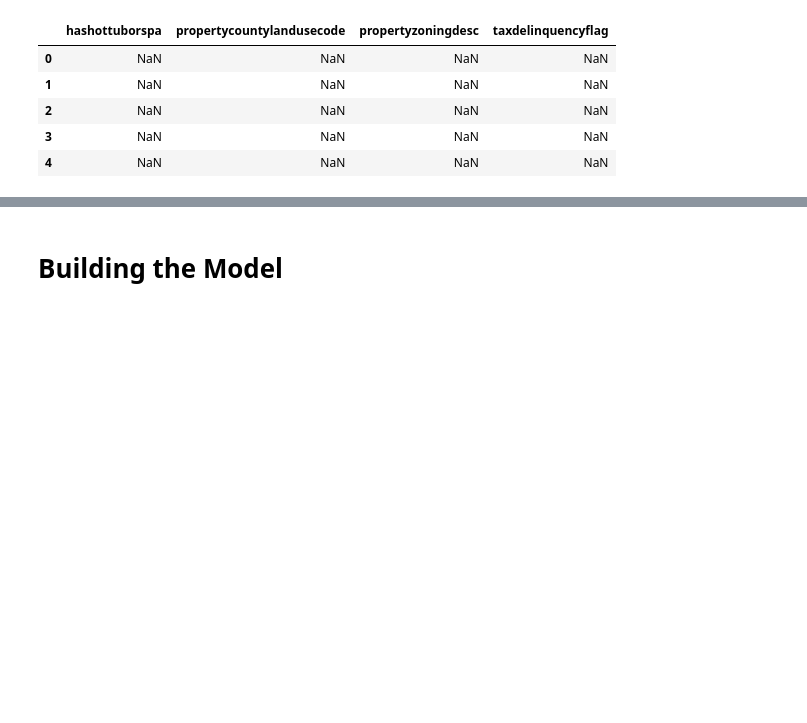
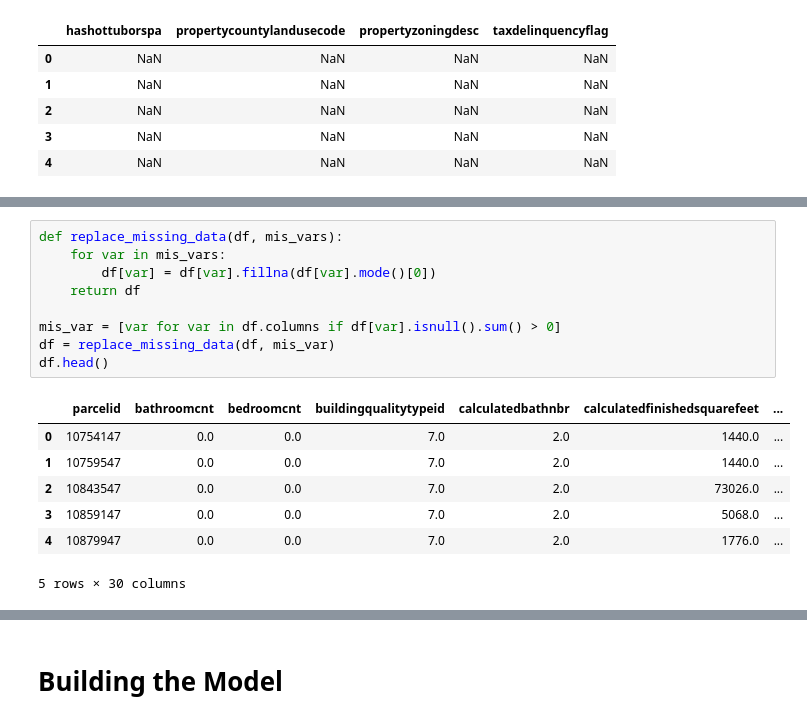
Before and after one commit to efazHossain/DATA-4380, a Jupyter notebook: Projects/TabularData/Zillow_Price.ipynb, the cells around one changed output, grey strips where cells are left out. Cells and saved outputs as stored; diff of their text form; blank space fills up the shorter version.

```diff
--- a/Projects/TabularData/Zillow_Price.ipynb
+++ b/Projects/TabularData/Zillow_Price.ipynb
@@ -171,0 +225,17 @@ Total number of categorical variables in the dataset:  4
+# %%
+def replace_missing_data(df, mis_vars):
+    for var in mis_vars:
+        df[var] = df[var].fillna(df[var].mode()[0])
+    return df
+
+mis_var = [var for var in df.columns if df[var].isnull().sum() > 0]
+df = replace_missing_data(df, mis_var)
+df.head()
+# %% [output]
+|  | parcelid | bathroomcnt | bedroomcnt | buildingqualitytypeid | calculatedbathnbr | calculatedfinishedsquarefeet | ... |
+| 0 | 10754147 | 0.0 | 0.0 | 7.0 | 2.0 | 1440.0 | ... |
+| 1 | 10759547 | 0.0 | 0.0 | 7.0 | 2.0 | 1440.0 | ... |
+| 2 | 10843547 | 0.0 | 0.0 | 7.0 | 2.0 | 73026.0 | ... |
+| 3 | 10859147 | 0.0 | 0.0 | 7.0 | 2.0 | 5068.0 | ... |
+| 4 | 10879947 | 0.0 | 0.0 | 7.0 | 2.0 | 1776.0 | ... |
+5 rows × 30 columns
```
Also changed, not shown: parts of 9 cells of this notebook, 2 other files.
